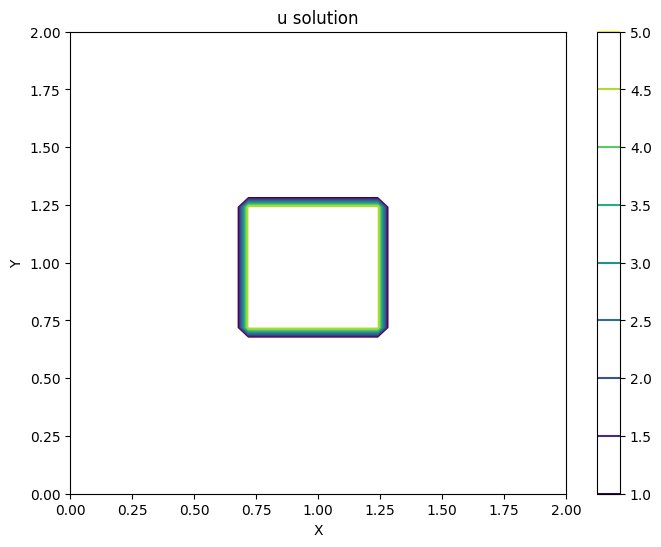
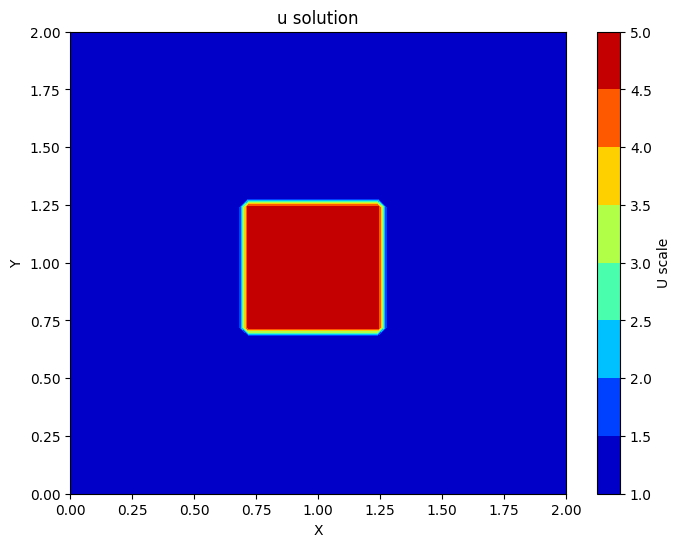
The change to this notebook cell's code, shown as a diff; its figure went from the first image to the second:
--- before
+++ after
@@ -2,8 +2,8 @@
 
 plt.figure(figsize=(8,6))
-contour = plt.contour(X, Y, u[:], cmpa='jet')
-plt.title("u solution")
+contour = plt.contourf(X, Y, u[:], cmap='jet')
+plt.title("U solution")
 plt.xlabel("X")
 plt.ylabel("Y")
 colorbar = plt.colorbar(contour)
-contour.set_label("U scale")
+colorbar.set_label("U scale")

Commit: Burger's Equation